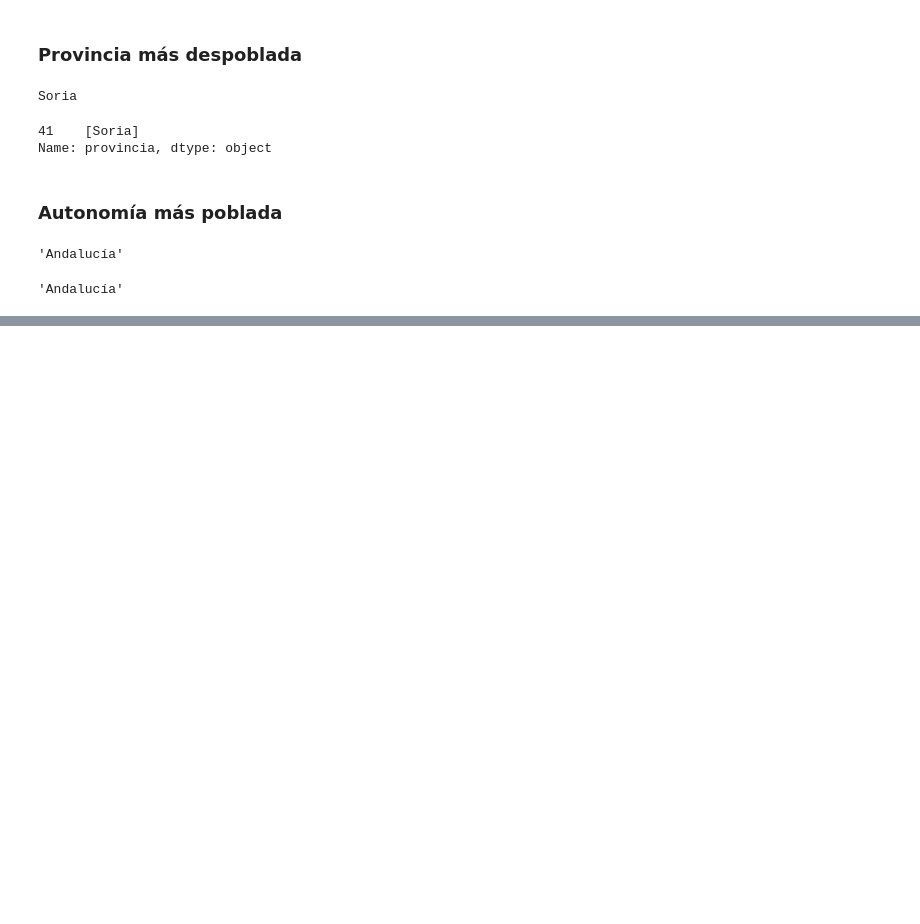
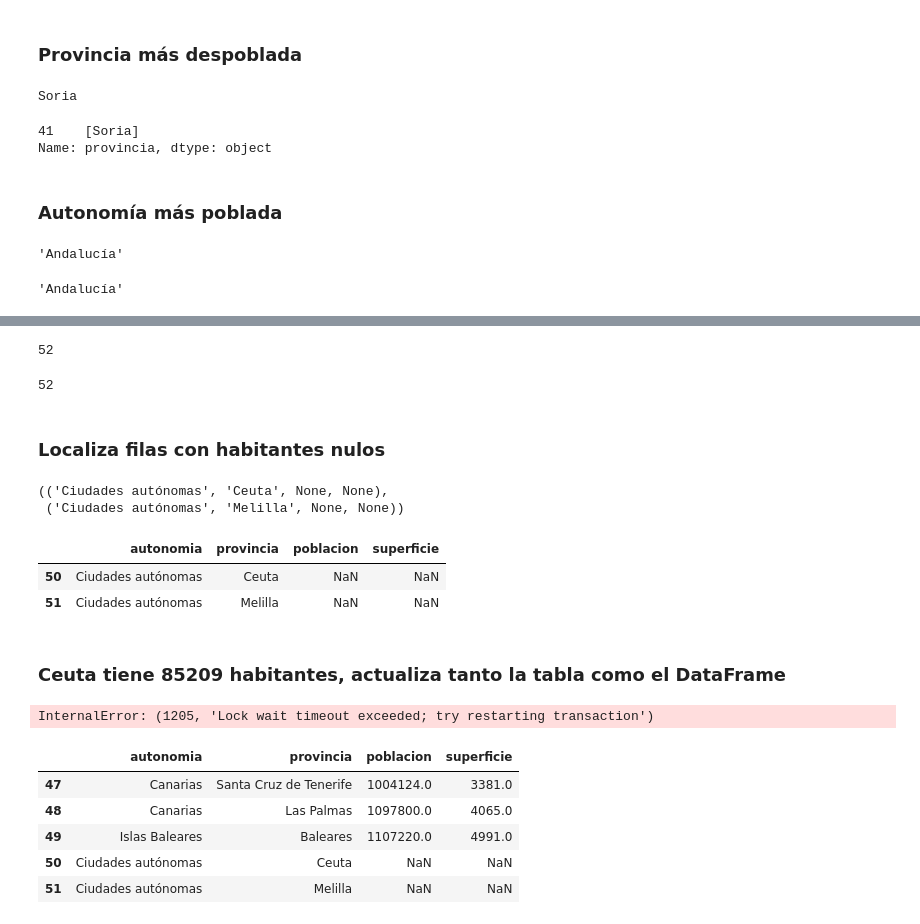
Before and after one commit to dblancoformacion/pandas_provincias, a Jupyter notebook: mysql.ipynb, the cells around one changed output, grey strips where cells are left out. Cells and saved outputs as stored; diff of their text form; code cells hidden in the pictures; blank space fills up the shorter version.

```diff
--- a/mysql.ipynb
+++ b/mysql.ipynb
@@ -365,0 +407,40 @@ aut.str.split()[0][0]
+# %%
+conn.execute("""
+    SELECT COUNT(*) FROM provincias;
+""")
+rs = conn.fetchall()
+rs[0][0]
+# %% [output]
+52
+# %%
+df.count().provincia
+# %% [output]
+52
+# %% [markdown]
+### Localiza filas con habitantes nulos
+# %%
+conn.execute("""
+    SELECT * FROM provincias
+        WHERE poblacion IS NULL;
+""")
+rs = conn.fetchall()
+rs
+# %% [output]
+(('Ciudades autónomas', 'Ceuta', None, None),
+ ('Ciudades autónomas', 'Melilla', None, None))
+# %%
+df[ df.poblacion.isna() ]
+# %% [output]
+|  | autonomia | provincia | poblacion | superficie |
+| 50 | Ciudades autónomas | Ceuta | NaN | NaN |
+| 51 | Ciudades autónomas | Melilla | NaN | NaN |
+# %% [markdown]
+### Ceuta tiene 85209 habitantes, actualiza tanto la tabla como el DataFrame
+# %%
+conn.execute("""
+    UPDATE provincias
+        SET poblacion=85209
+        WHERE provincia='Ceuta';
+""")
+# %% [output]
+InternalError: (1205, 'Lock wait timeout exceeded; try restarting transaction')
@@ -365,0 +454,10 @@ aut.str.split()[0][0]
+# %%
+df[ df.provincia=='Ceuta' ].poblacion.value=85209
+df.tail()
+# %% [output]
+|  | autonomia | provincia | poblacion | superficie |
+| 47 | Canarias | Santa Cruz de Tenerife | 1004124.0 | 3381.0 |
+| 48 | Canarias | Las Palmas | 1097800.0 | 4065.0 |
+| 49 | Islas Baleares | Baleares | 1107220.0 | 4991.0 |
+| 50 | Ciudades autónomas | Ceuta | NaN | NaN |
+| 51 | Ciudades autónomas | Melilla | NaN | NaN |
```
Also changed, not shown: parts of 9 cells of this notebook, 1 other file.
